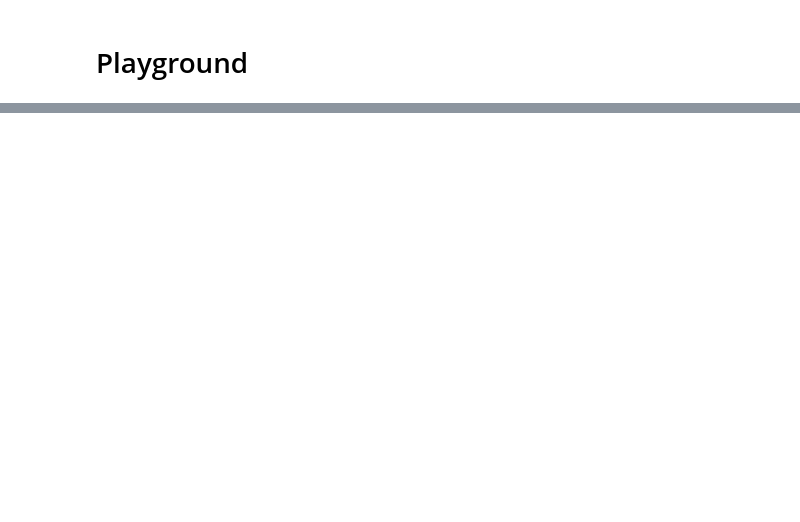
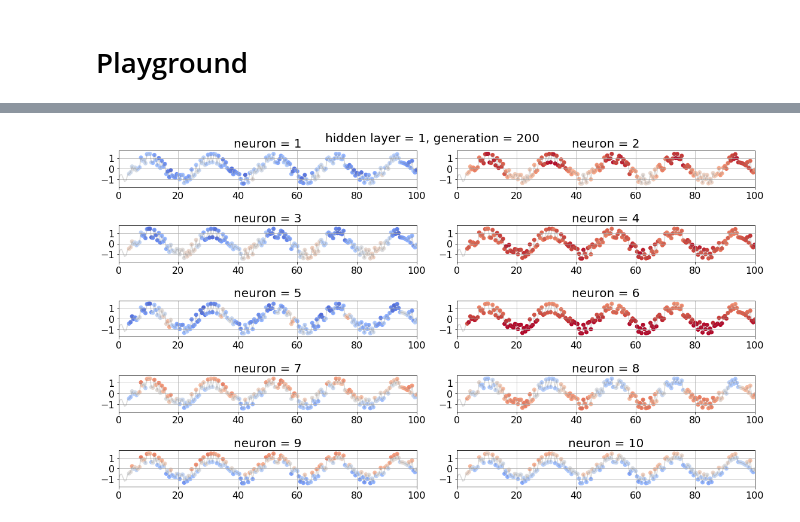
Before and after one commit to WillieMaddox/DiscRimNN, a Jupyter notebook: mixsig.ipynb, the cells around one changed output, grey strips where cells are left out. Drawn from its saved outputs; the diff is of its cells as text; code cells hidden in the pictures; blank space fills up the shorter version.

```diff
--- a/mixsig.ipynb
+++ b/mixsig.ipynb
@@ -283,0 +303,20 @@ with open(model_config_filename, 'w') as ofs:
+# %%
+def get_model():
+
+    x = Input(batch_shape=(batch_size, n_timesteps, 1))
+#     z, sh1, sc1 = LSTM(n_neurons, stateful=True, return_state=True, return_sequences=True)(x)
+#     z, sh2, sc2 = LSTM(n_neurons, stateful=True, return_state=True, return_sequences=True)(z)
+#     z = TimeDistributed(Dense(n_signals, activation='softmax'))(z)
+    z, sh1, sc1 = LSTM(n_neurons, stateful=True, return_state=True, return_sequences=True)(x)
+    z, sh2, sc2 = LSTM(n_neurons, stateful=True, return_state=True)(z)
+    z = Dense(n_signals, activation='softmax')(z)
+
+    model1 = Model(inputs=[x],outputs=[z])
+    model2 = Model(inputs=[x],outputs=[z, sh1, sc1, sh2, sc2])
+    model1.compile(loss='categorical_crossentropy', optimizer='rmsprop', metrics=['accuracy'])
+#     model2.compile(loss='categorical_crossentropy', optimizer='rmsprop', metrics=['accuracy'])
+    return model1, model2
+
+model, model2 = get_model()
+model.summary()
+model2.summary()
@@ -312,3 +432,39 @@ df_stats.to_csv(training_stats_filename, mode='w', index=False, header=True)
+# %%
+# y_pred = np.argmax(states['y_hat'], axis=1)
+# y_pred_colors = np.hstack([vsig.signal_colors[i] for i in y_pred])
+
+layer = '1'
+h_or_c = 'hidden_layer'
+val_arrays = np.load(os.path.join(vsig.out_dir, '_'.join(['valid', layer, h_or_c])) + '.npy')
+n_generations, _, n_neurons = val_arrays.shape
+ncols = 2
+nrows = n_neurons // ncols
+fig, axes = plt.subplots(nrows=nrows, ncols=ncols, figsize=(16, 9))
+
+for g in range(n_generations):
+    for i in range(n_neurons):
+        ax = axes[i // ncols, i % ncols]
+        ax.cla()
+        y_pred_colors = val_arrays[g, :, i]
+        ax.plot(vsig.timestamps, vsig.mixed_signal, color='grey', alpha=0.3)
+        ax.scatter(
+            vsig.timestamps[vsig.n_timesteps-1:],
+            x_val[:, -1, 0],
+            marker='o',
+            c=y_pred_colors,
+            cmap=plt.get_cmap('coolwarm'),
+            vmin=-1,
+            vmax=1
+        )
+        ax.set_title('neuron = {}'.format(i + 1))
+        ax.set_xlim((vsig.time_start, vsig.time_stop))
+        ax.grid(True)
+    plt.tight_layout()
+    plt.suptitle('hidden layer = {}, generation = {}'.format(layer, g + 1))
+    plt.savefig(os.path.join(vsig.out_dir, '_'.join(['valid', layer, h_or_c, 'gen', str(g + 1)]) + '.png'))
+plt.show()
+# %% [output]
+[figure, added]
 # %%
 fig, ax = plt.subplots(nrows=1, ncols=2, figsize=(15, 4))
 
```
Also changed, not shown: parts of 21 cells of this notebook, 6 other files.
